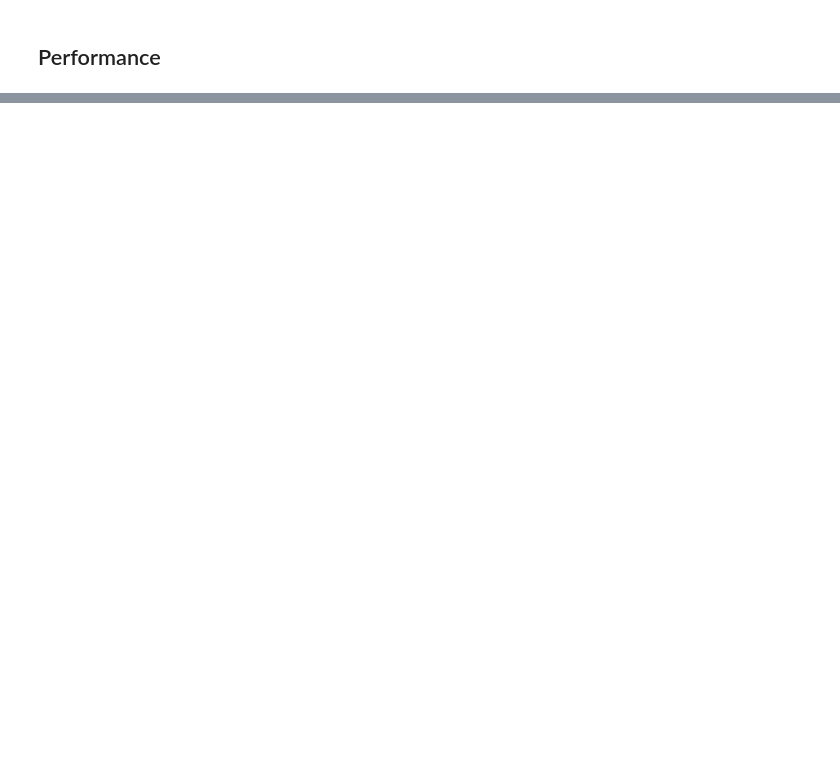
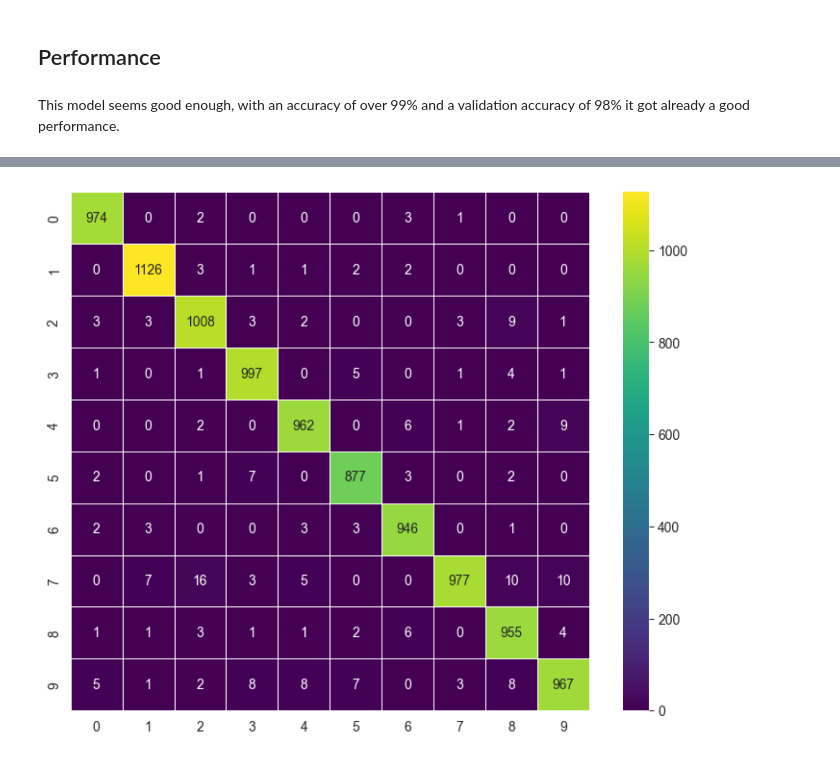
Before and after one commit to Le0nH0ffmann/DeepLearning_Project, a Jupyter notebook: MNIST.ipynb, the cells around one changed output, grey strips where cells are left out. Drawn from its saved outputs; the diff is of its cells as text; code cells hidden in the pictures; blank space fills up the shorter version.

```diff
--- a/MNIST.ipynb
+++ b/MNIST.ipynb
@@ -574,0 +562,23 @@ plt.show()
+# %%
+model_3  = tf.keras.models.Sequential([
+    tf.keras.layers.Conv2D(32, (3, 3), activation='relu', input_shape=(28, 28, 1), kernel_regularizer=tf.keras.regularizers.l2(0.0005)),
+    tf.keras.layers.MaxPooling2D((2, 2)),
+    tf.keras.layers.Flatten(input_shape=(28, 28)),
+    tf.keras.layers.Dense(64, activation='relu'),
+    tf.keras.layers.Dense(10, activation='softmax')
+])
+
+model_3.compile(
+    optimizer=tf.keras.optimizers.Adam(learning_rate=0.001),
+    loss='sparse_categorical_crossentropy',
+    metrics=['accuracy']
+)
+
+print("\nStarting to train model 3")
+history_3 = model_3.fit(
+    x=x_train,
+    y=y_train,
+    batch_size=64,
+    epochs=10,
+    validation_data=(x_test,y_test),
+)
@@ -575,2 +622,23 @@ plt.show()
 # %% [markdown]
 ## Performance
+# %% [markdown]
+This model seems good enough, with an accuracy of over 99% and a validation accuracy of 98% it got already a good performance.
+# %%
+predictions = model_3.predict([x_test])
+predictions = np.argmax(predictions, axis=1)
+
+confusion_matrix = tf.math.confusion_matrix(y_test, predictions)
+
+f, ax = plt.subplots(figsize=(9, 7))
+sn.heatmap(
+    confusion_matrix,
+    annot=True,
+    linewidths=.7,
+    fmt="d",
+    square=True,
+    ax=ax,
+    cmap="viridis",
+)
+
+plt.show()
+# %% [output]
@@ -576,0 +646 @@ plt.show()
+[figure, added]
```
Also changed, not shown: parts of 22 cells of this notebook.
